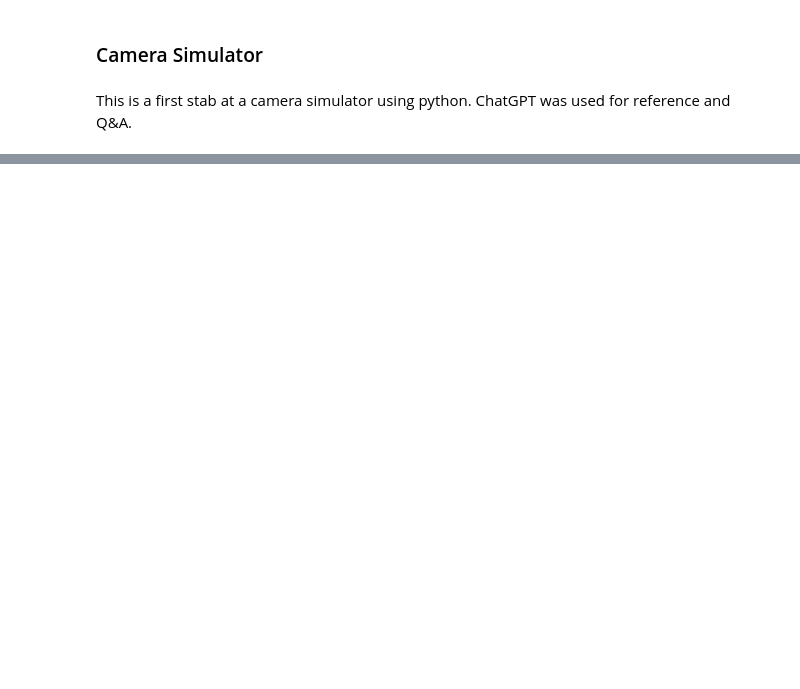
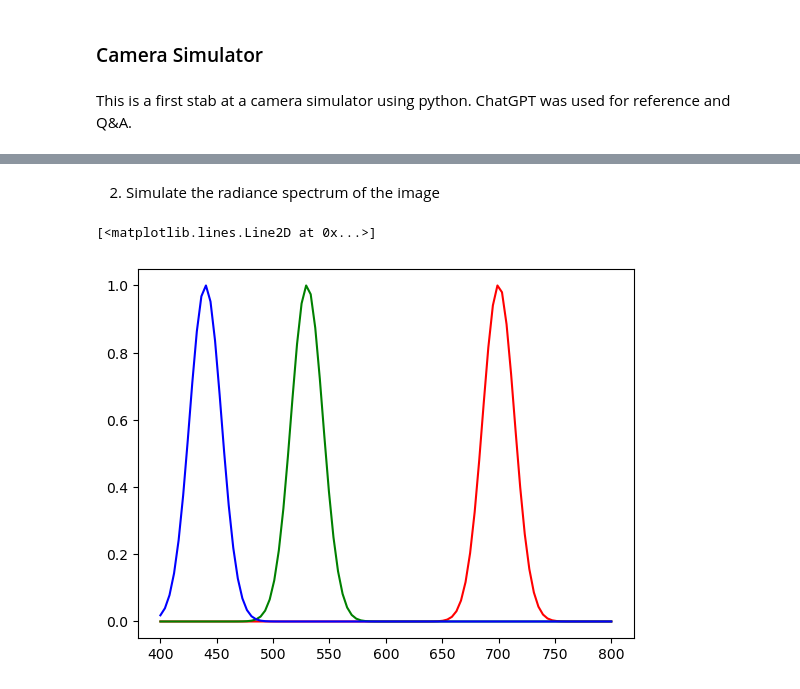
Before and after one commit to pbecerrav/cam_sim, a Jupyter notebook: cam_sim.ipynb, the cells around one changed output, grey strips where cells are left out. Saved outputs shown, nothing was run; the diff lists cells and outputs as text; code cells hidden in the pictures; blank space fills up the shorter version.

```diff
--- a/cam_sim.ipynb
+++ b/cam_sim.ipynb
@@ -208,0 +221,36 @@ print(scene_mean, camera_output_mean)
+# %% [markdown]
+2. Simulate the radiance spectrum of the image
+# %%
+# Peak Wavelength values for R, G, and B
+
+r,g,b = (700,530,440)
+
+# Consider wavelengths from 400 nm to 800 nm
+
+dom = np.linspace(400, 800, 100)
+
+# Build nromal distributions centered around each peak wavelength
+
+sig = 200
+red = 1/(2*np.pi*sig) * np.exp(-((dom-r)**2)/(2*sig))
+green = 1/(2*np.pi*sig) * np.exp(-((dom-g)**2)/(2*sig))
+blue = 1/(2*np.pi*sig) * np.exp(-((dom-b)**2)/(2*sig))
+
+# Normalise values
+
+red /= np.max(red)
+green /= np.max(green)
+blue /= np.max(blue)
+
+#Multiply each channel of each pixel with its corresponding
+
+spectrum = np.einsum('ij,k->ijk', img[:, :, 0].astype(float), red) + \
+            np.einsum('ij,k->ijk', img[:, :, 1].astype(float), green) + \
+            np.einsum('ij,k->ijk', img[:, :, 2].astype(float), blue)
+
+plt.plot(dom, red, 'r')
+plt.plot(dom, green, 'g')
+plt.plot(dom, blue, 'b')
+# %% [output]
+[<matplotlib.lines.Line2D at 0x...>]
+[figure, added]
```
Also changed, not shown: parts of 12 cells of this notebook, 1 other file.
